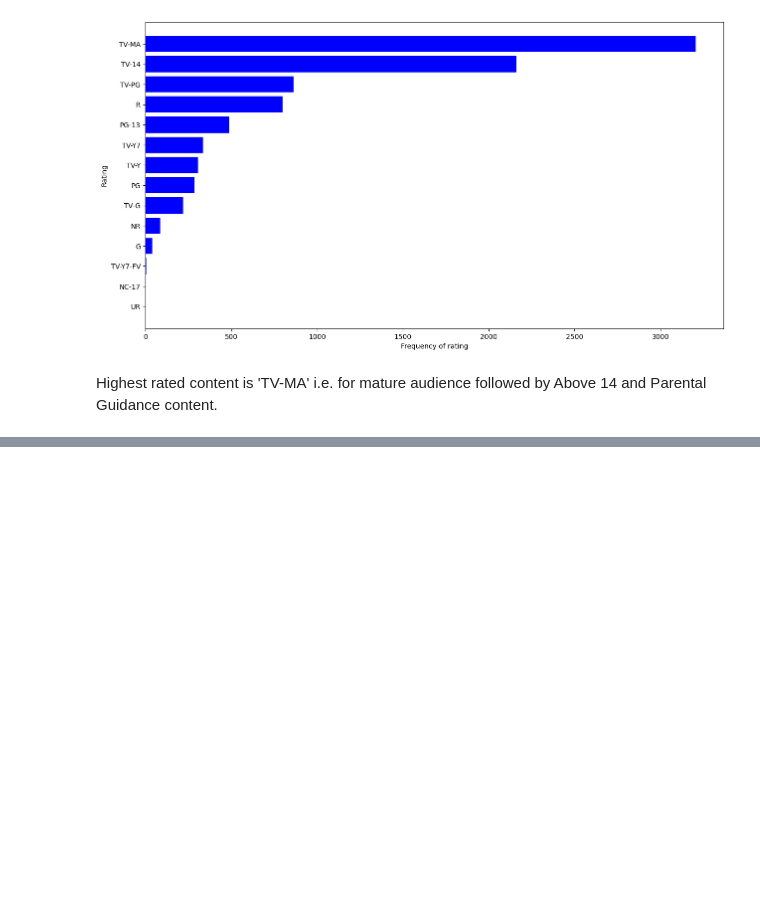
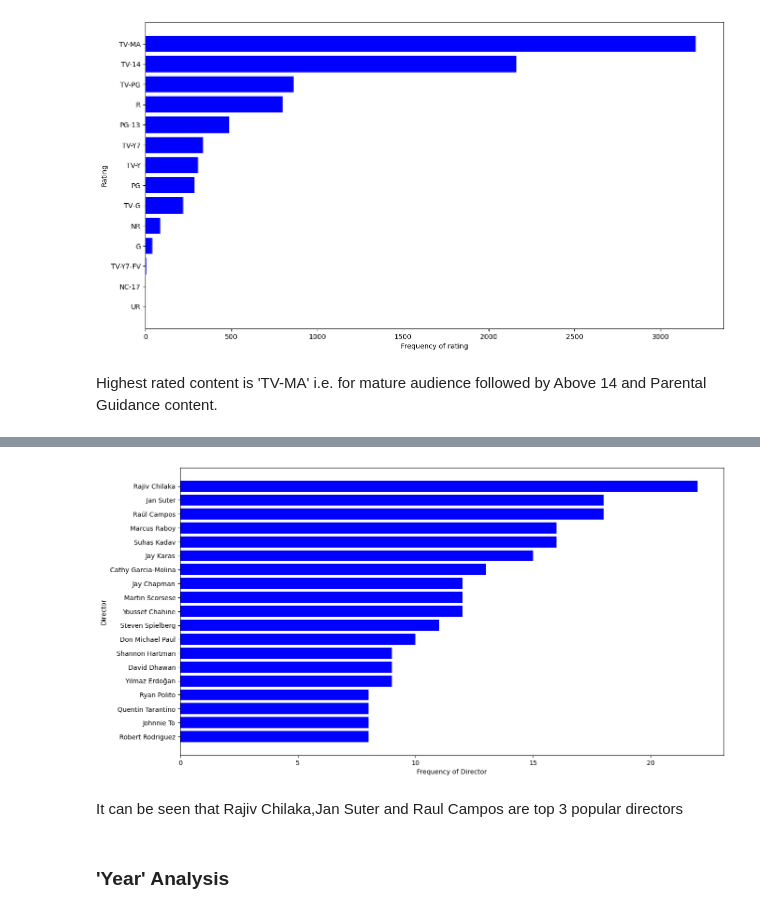
Before and after one commit to vinayakghatul/Netflix_EDA, a Jupyter notebook: DV_Netflix_Case.ipynb, the cells around one changed output, grey strips where cells are left out. Saved outputs shown, nothing was run; the diff lists cells and outputs as text; code cells hidden in the pictures; blank space fills up the shorter version.

```diff
--- a/DV_Netflix_Case.ipynb
+++ b/DV_Netflix_Case.ipynb
@@ -609,0 +679,4 @@ Highest rated content is 'TV-MA' i.e. for mature audience followed by Above 14 a
+# %%
+df_director = df_final1.groupby('Directors').agg({"title":"nunique"}).reset_index().sort_values(by=['title'],ascending=False)[:20]
+df_director = df_director[df_director['Directors']!='Unknown Director']
+df_director
@@ -609,0 +701,12 @@ Highest rated content is 'TV-MA' i.e. for mature audience followed by Above 14 a
+# %%
+plt.figure(figsize=(15,8))
+plt.barh(df_director[::-1]['Directors'],df_director[::-1]['title'],color=['blue'])
+plt.xlabel('Frequency of Director')
+plt.ylabel('Director')
+plt.show()
+# %% [output]
+[figure, added]
+# %% [markdown]
+It can be seen that Rajiv Chilaka,Jan Suter and Raul Campos are top 3 popular directors
+# %% [markdown]
+### 'Year' Analysis
```
Also changed, not shown: parts of 21 cells of this notebook.
